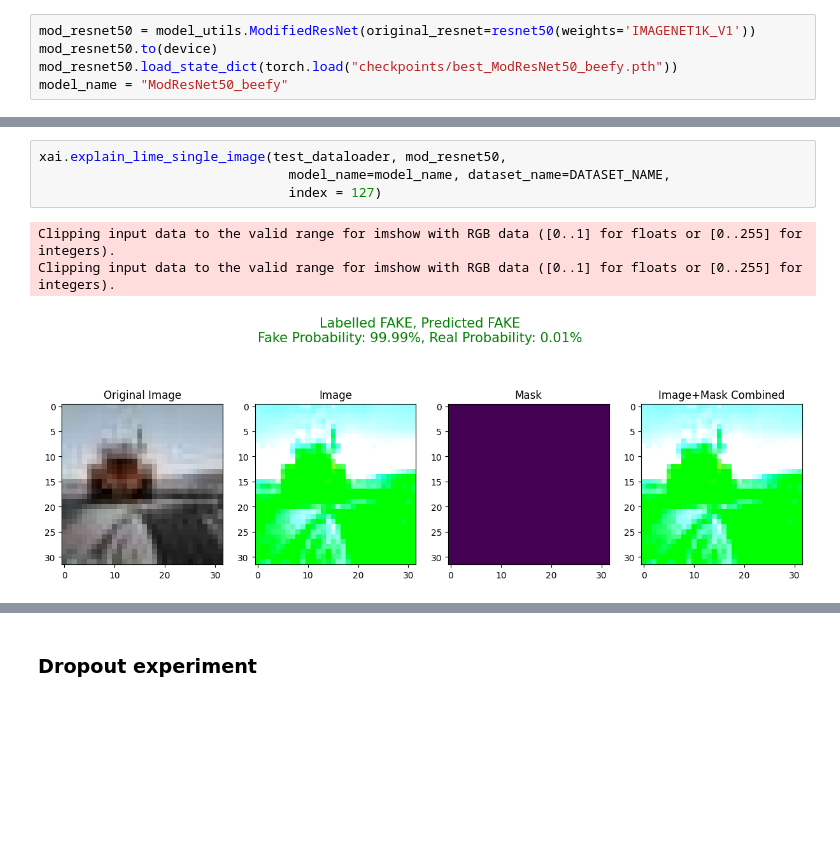
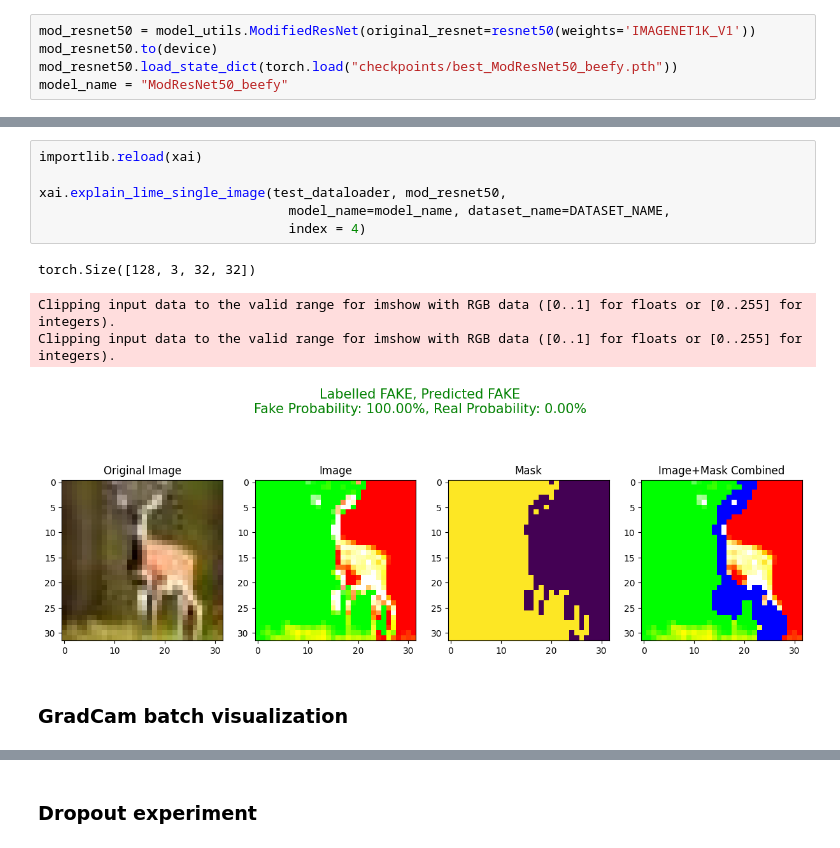
Before and after one commit to AngeloGalav/gauntlet, a Jupyter notebook: CIFAKE.ipynb, the cells around one changed output, grey strips where cells are left out. Cells and saved outputs as stored; diff of their text form; blank space fills up the shorter version.

```diff
--- a/CIFAKE.ipynb
+++ b/CIFAKE.ipynb
@@ -292,8 +291,13 @@ xai.explain_gradcam_single_image(test_dataloader, mod_resnet50, target_layers,
 # %%
+importlib.reload(xai)
+
 xai.explain_lime_single_image(test_dataloader, mod_resnet50,
                                 model_name=model_name, dataset_name=DATASET_NAME,
-                                index = 127)
+                                index = 4)
 # %% [output]
-Clipping input data to the valid range for imshow with RGB data ([0..1] for floats or [0..255] for integers).
-Clipping input data to the valid range for imshow with RGB data ([0..1] for floats or [0..255] for integers).
+torch.Size([128, 3, 32, 32])
+Clipping input data to the valid range for imshow with RGB data ([0..1] for floats or [0..255] for integers).
+Clipping input data to the valid range for imshow with RGB data ([0..1] for floats or [0..255] for integers).
-[figure, old version]
+[figure, new version]
+# %% [markdown]
+### GradCam batch visualization
```
Also changed, not shown: parts of 6 cells of this notebook, 3 other files.
